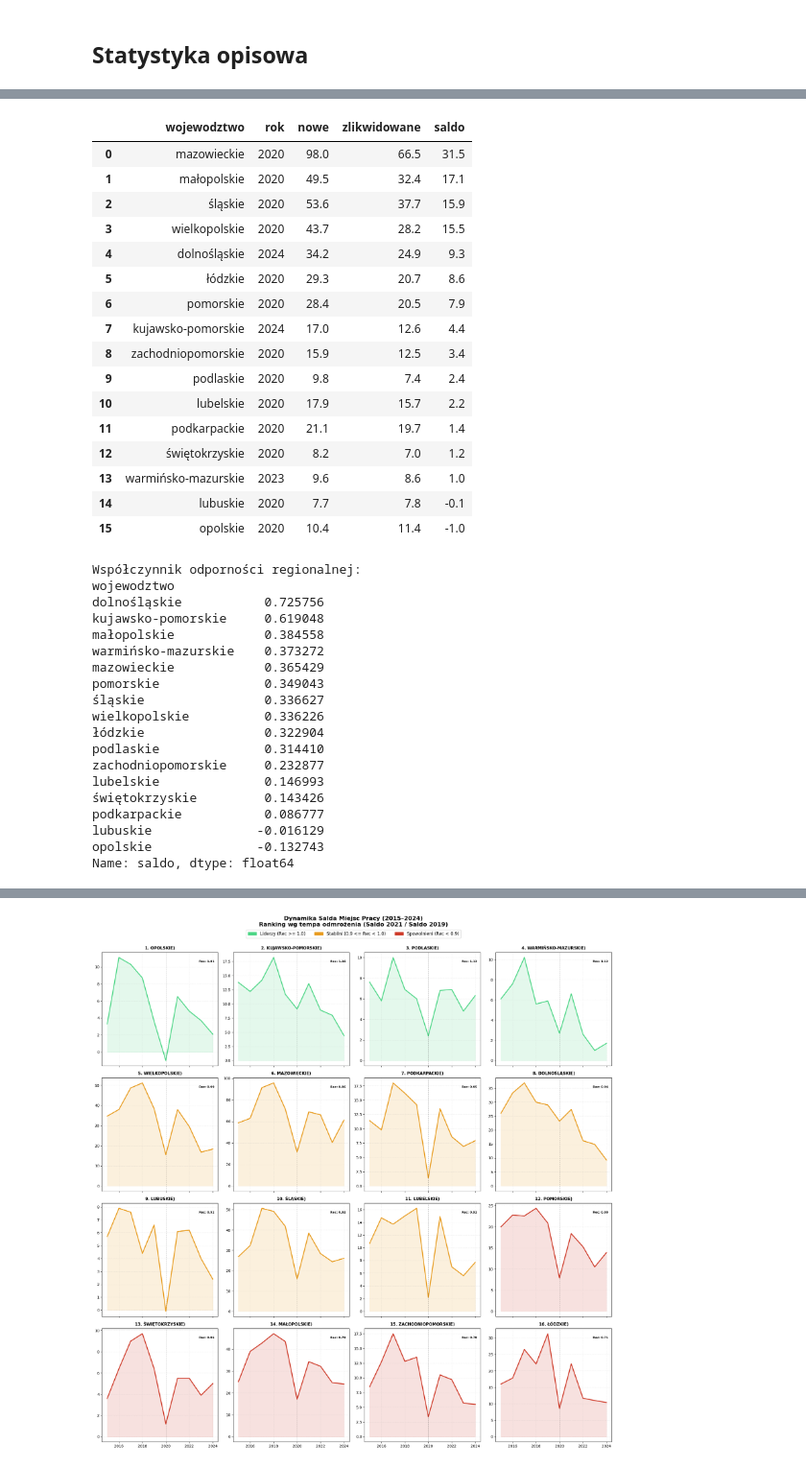
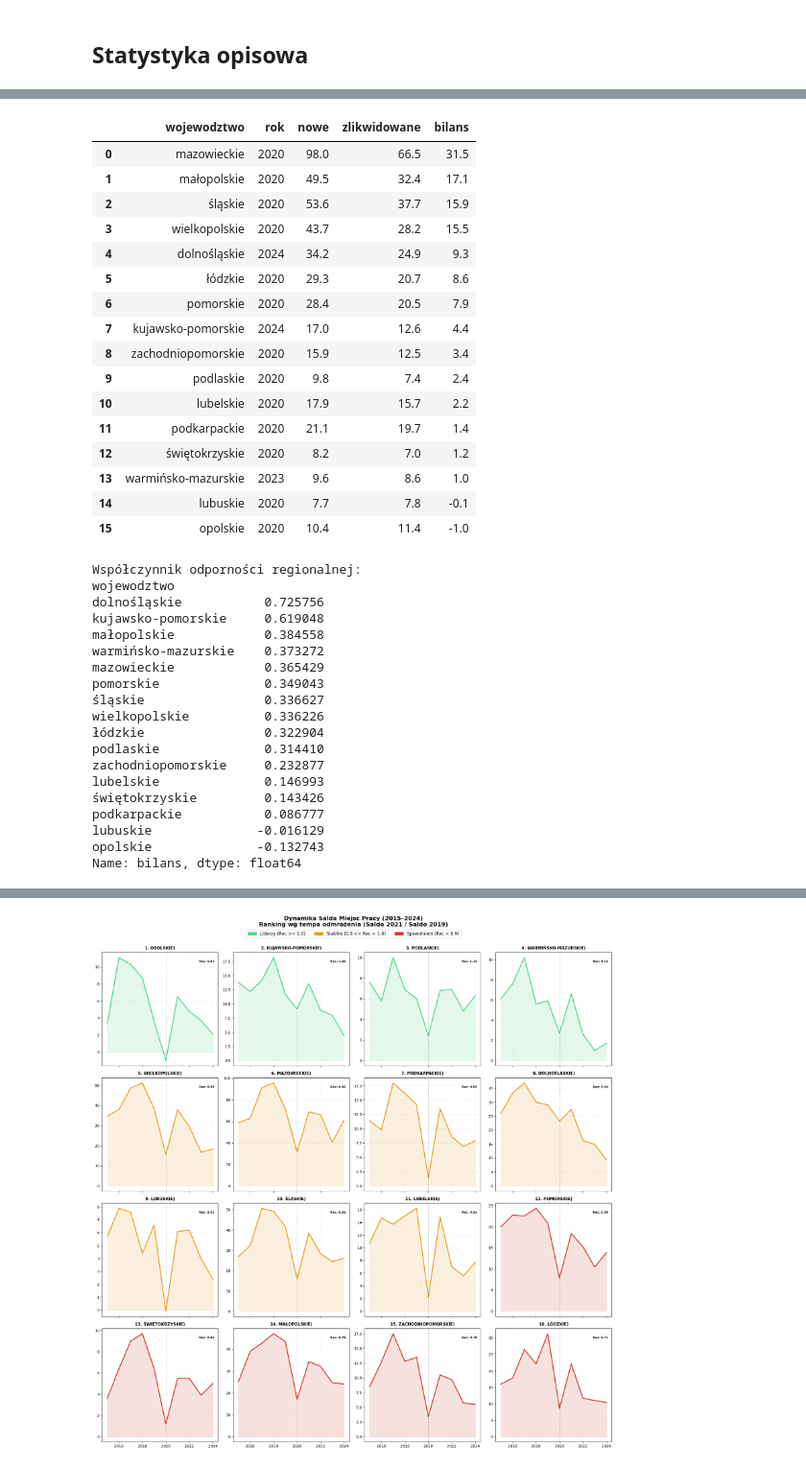
Before and after one commit to MikolajZagojski/analiza_rynku_pracy, a Jupyter notebook: analiza.ipynb, the cells around one changed output, grey strips where cells are left out. Shown at 96% size. Cells and saved outputs as stored; diff of their text form; code cells hidden in the pictures.

```diff
--- a/analiza.ipynb
+++ b/analiza.ipynb
@@ -94,7 +109,7 @@ pivot
 | 159 | świętokrzyskie | 2024 | 10.5 | 5.5 |
 160 rows × 4 columns
 # %%
-pivot.columns = ['wojewodztwo','rok','nowe','zlikwidowane']
-pivot['saldo'] = pivot['nowe'] - pivot['zlikwidowane']
+pivot.columns = ['wojewodztwo','rok','nowe','zlikwidowane'] # Zmiana nazw kolumn na bardziej czytelne
+pivot['bilans'] = pivot['nowe'] - pivot['zlikwidowane']
 pivot.head(10)
 # %% [output]
@@ -135,11 +162,11 @@ warmińsko-mazurskie   10.0   5.00   2.92   1.0   2.62   5.75   6.48  10.2
 # %%
-idx = pivot.groupby('wojewodztwo')['saldo'].idxmin()
+idx = pivot.groupby('wojewodztwo')['bilans'].idxmin()
 
-maximum_rows = pivot.loc[idx].sort_values('saldo', ascending=False).reset_index(drop=True)
+maximum_rows = pivot.loc[idx].sort_values('bilans', ascending=False).reset_index(drop=True)
 
 maximum_rows
 # %% [output]
-|  | wojewodztwo | rok | nowe | zlikwidowane | saldo |
+|  | wojewodztwo | rok | nowe | zlikwidowane | bilans |
 | 0 | mazowieckie | 2020 | 98.0 | 66.5 | 31.5 |
 | 1 | małopolskie | 2020 | 49.5 | 32.4 | 17.1 |
 | 2 | śląskie | 2020 | 53.6 | 37.7 | 15.9 |
@@ -157,9 +184,9 @@ maximum_rows
 | 14 | lubuskie | 2020 | 7.7 | 7.8 | -0.1 |
 | 15 | opolskie | 2020 | 10.4 | 11.4 | -1.0 |
 # %%
-pre_covid = pivot[pivot['rok'].isin([2017,2018,2019])].groupby('wojewodztwo')['saldo'].mean()
+pre_covid = pivot[pivot['rok'].isin([2017,2018,2019])].groupby('wojewodztwo')['bilans'].mean()
 
-covid_2020 = pivot[pivot['rok'] == 2020].set_index('wojewodztwo')['saldo']
+covid_2020 = pivot[pivot['rok'] == 2020].set_index('wojewodztwo')['bilans']
 
 odpornosc = (covid_2020/pre_covid).sort_values(ascending=False)
 
@@ -184,5 +211,5 @@ lubelskie              0.146993
 podkarpackie           0.086777
 lubuskie              -0.016129
 opolskie              -0.132743
-Name: saldo, dtype: float64
+Name: bilans, dtype: float64
 # %%
```
Also changed, not shown: parts of 15 cells of this notebook.
